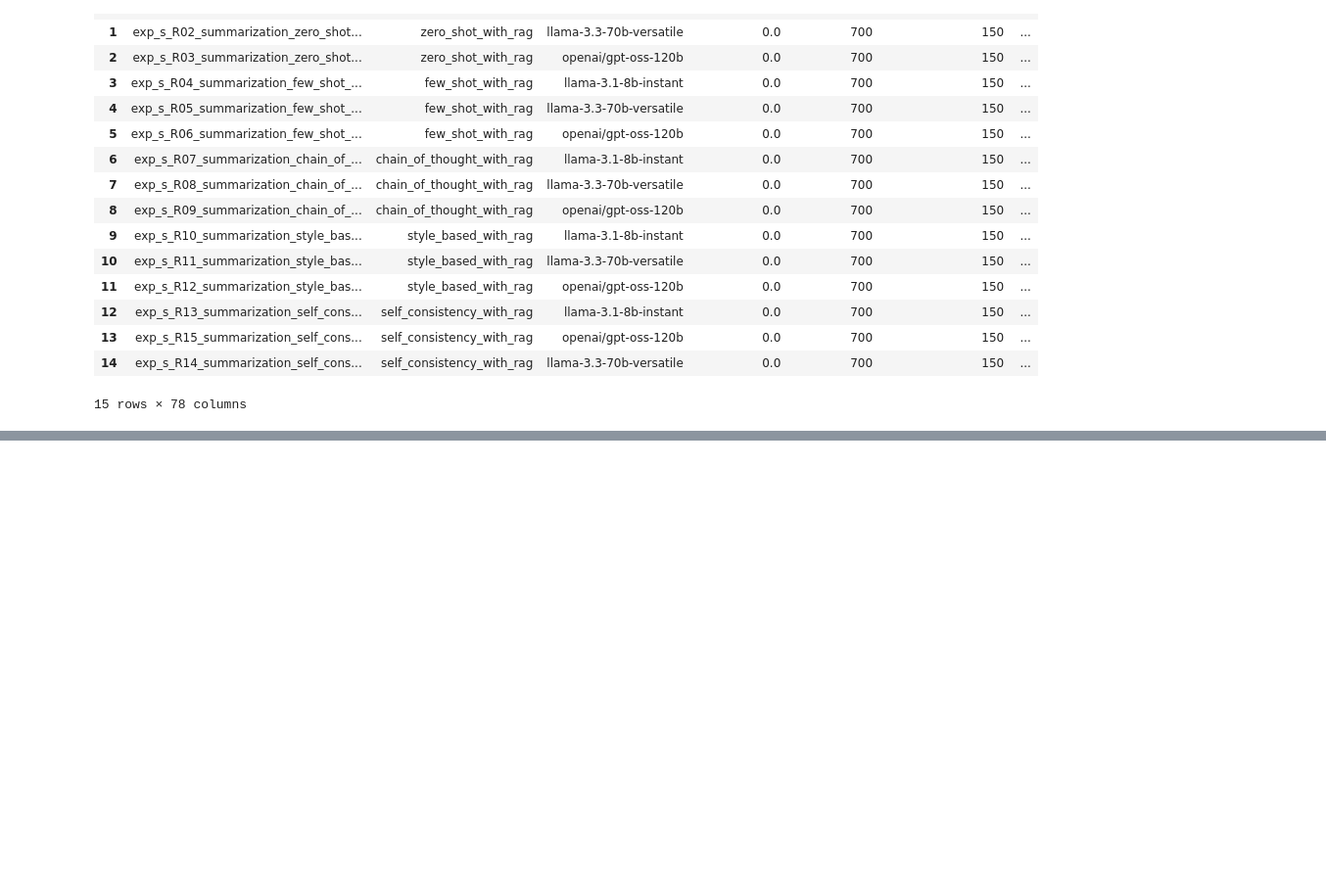
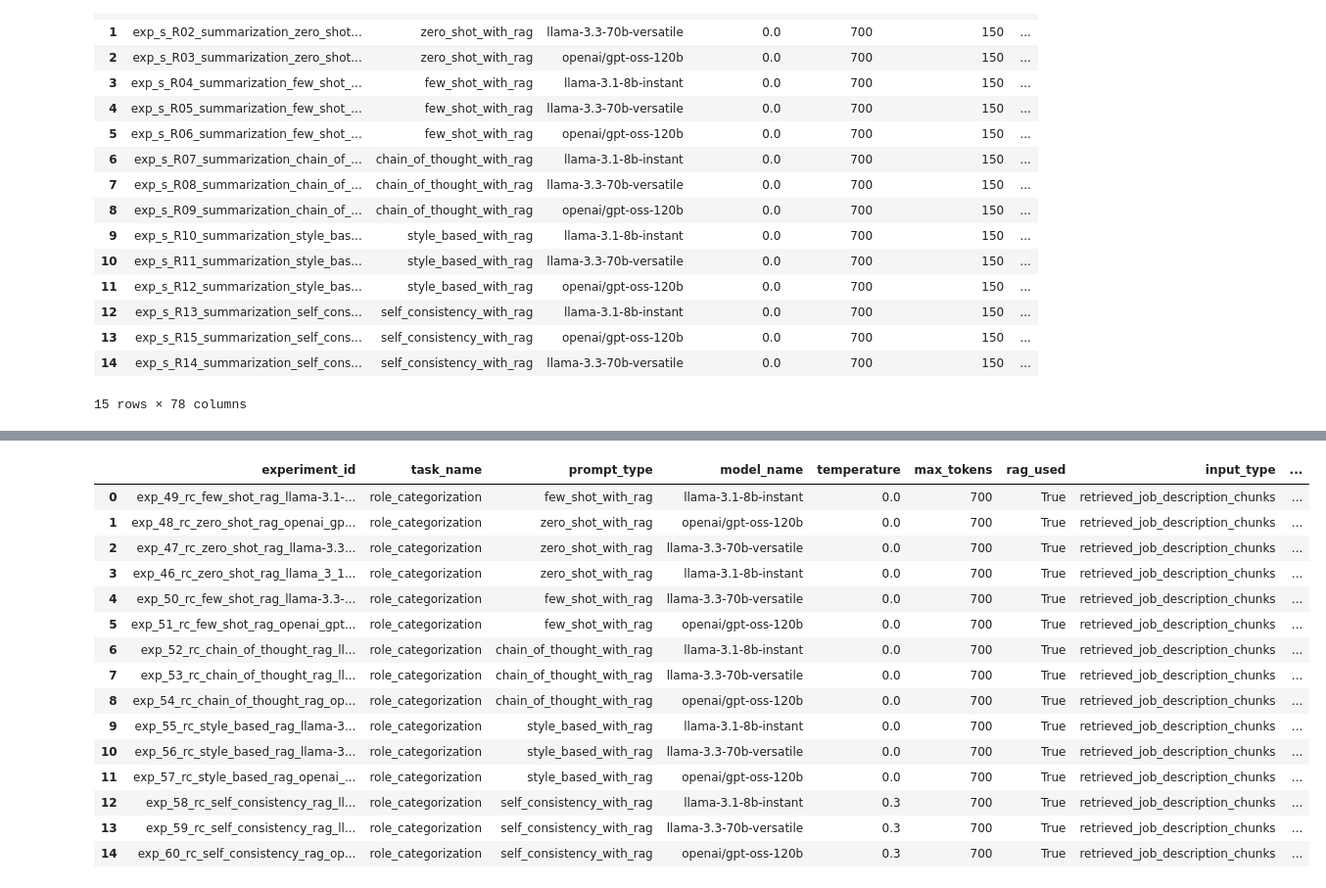
Before and after one commit to supriyaKU23/LJMU-masters-thesis, a Jupyter notebook: combining_outputs/combining_outputs_of_experiments.ipynb, the cells around one changed output, grey strips where cells are left out. Shown at 98% size. Drawn from its saved outputs; the diff is of its cells as text; code cells hidden in the pictures; blank space fills up the shorter version.

Commit message:
Combining experiment outputs of role categorization

```diff
--- a/combining_outputs/combining_outputs_of_experiments.ipynb
+++ b/combining_outputs/combining_outputs_of_experiments.ipynb
@@ -202,3 +202,71 @@ FINAL COMBINED FILE SAVED AT:
 | 13 | exp_s_R15_summarization_self_cons... | self_consistency_with_rag | openai/gpt-oss-120b | 0.0 | 700 | 150 | ... |
 | 14 | exp_s_R14_summarization_self_cons... | self_consistency_with_rag | llama-3.3-70b-versatile | 0.0 | 700 | 150 | ... |
 15 rows × 78 columns
+# %%
+# ============================================================================
+# COMBINE FINAL METRICS FROM ALL EXPERIMENT FOLDERS OF ROLE_CATEGORIZATION WITH RAG
+# ============================================================================
+import pandas as pd
+from pathlib import Path
+from google.colab import drive
+
+drive.mount('/content/drive')
+
+PROJECT_DIR = Path("/content/drive/MyDrive/Colab Notebooks/Masters/LJMU-masters-thesis")
+
+EXPERIMENTS_DIR = PROJECT_DIR / "outputs" / "experiments" / "role_categorization" / "with_rag"
+
+OUTPUT_DIR = PROJECT_DIR / "outputs" / "final_comparison" / "role_categorization" / "rag"
+OUTPUT_DIR.mkdir(parents=True, exist_ok=True)
+
+COMBINED_FILE = OUTPUT_DIR / "rag_rc_final_metrics_all_experiments.csv"
+
+all_rows = []
+
+# Loop through each experiment folder
+for exp_folder in EXPERIMENTS_DIR.iterdir():
+
+    if exp_folder.is_dir():
+
+        # Find final metrics file inside this folder
+        final_metric_files = list(exp_folder.glob("final_metrics.csv"))
+
+        if len(final_metric_files) == 0:
+            print(f"No final metrics found in: {exp_folder.name}")
+            continue
+
+        # There should be only one
+        file = final_metric_files[0]
+
+        try:
+            temp_df = pd.read_csv(file)
+
+            if len(temp_df) == 0:
+                print(f"Empty file: {file}")
+                continue
+
+            row = temp_df.iloc[0].to_dict()
+
+            # Optional: add folder name for safety/debugging
+            row["experiment_folder"] = exp_folder.name
+
+            all_rows.append(row)
+
+            print(f"Loaded: {exp_folder.name}")
+
+        except Exception as e:
+            print(f"Failed reading {file}: {e}")
+
+# Combine all
+combined_df = pd.DataFrame(all_rows)
+
+# Save
+combined_df.to_csv(COMBINED_FILE, index=False)
+
+print("\n==============================")
+print("FINAL COMBINED FILE SAVED AT:")
+print(COMBINED_FILE)
+print("==============================")
+
+display(combined_df)
+# %% [output]
@@ -204,0 +290,16 @@ FINAL COMBINED FILE SAVED AT:
+|  | experiment_id | task_name | prompt_type | model_name | temperature | max_tokens | rag_used | input_type | ... |
+| 0 | exp_49_rc_few_shot_rag_llama-3.1-... | role_categorization | few_shot_with_rag | llama-3.1-8b-instant | 0.0 | 700 | True | retrieved_job_description_chunks | ... |
+| 1 | exp_48_rc_zero_shot_rag_openai_gp... | role_categorization | zero_shot_with_rag | openai/gpt-oss-120b | 0.0 | 700 | True | retrieved_job_description_chunks | ... |
+| 2 | exp_47_rc_zero_shot_rag_llama-3.3... | role_categorization | zero_shot_with_rag | llama-3.3-70b-versatile | 0.0 | 700 | True | retrieved_job_description_chunks | ... |
+| 3 | exp_46_rc_zero_shot_rag_llama_3_1... | role_categorization | zero_shot_with_rag | llama-3.1-8b-instant | 0.0 | 700 | True | retrieved_job_description_chunks | ... |
+| 4 | exp_50_rc_few_shot_rag_llama-3.3-... | role_categorization | few_shot_with_rag | llama-3.3-70b-versatile | 0.0 | 700 | True | retrieved_job_description_chunks | ... |
+| 5 | exp_51_rc_few_shot_rag_openai_gpt... | role_categorization | few_shot_with_rag | openai/gpt-oss-120b | 0.0 | 700 | True | retrieved_job_description_chunks | ... |
+| 6 | exp_52_rc_chain_of_thought_rag_ll... | role_categorization | chain_of_thought_with_rag | llama-3.1-8b-instant | 0.0 | 700 | True | retrieved_job_description_chunks | ... |
+| 7 | exp_53_rc_chain_of_thought_rag_ll... | role_categorization | chain_of_thought_with_rag | llama-3.3-70b-versatile | 0.0 | 700 | True | retrieved_job_description_chunks | ... |
+| 8 | exp_54_rc_chain_of_thought_rag_op... | role_categorization | chain_of_thought_with_rag | openai/gpt-oss-120b | 0.0 | 700 | True | retrieved_job_description_chunks | ... |
+| 9 | exp_55_rc_style_based_rag_llama-3... | role_categorization | style_based_with_rag | llama-3.1-8b-instant | 0.0 | 700 | True | retrieved_job_description_chunks | ... |
+| 10 | exp_56_rc_style_based_rag_llama-3... | role_categorization | style_based_with_rag | llama-3.3-70b-versatile | 0.0 | 700 | True | retrieved_job_description_chunks | ... |
+| 11 | exp_57_rc_style_based_rag_openai_... | role_categorization | style_based_with_rag | openai/gpt-oss-120b | 0.0 | 700 | True | retrieved_job_description_chunks | ... |
+| 12 | exp_58_rc_self_consistency_rag_ll... | role_categorization | self_consistency_with_rag | llama-3.1-8b-instant | 0.3 | 700 | True | retrieved_job_description_chunks | ... |
+| 13 | exp_59_rc_self_consistency_rag_ll... | role_categorization | self_consistency_with_rag | llama-3.3-70b-versatile | 0.3 | 700 | True | retrieved_job_description_chunks | ... |
+| 14 | exp_60_rc_self_consistency_rag_op... | role_categorization | self_consistency_with_rag | openai/gpt-oss-120b | 0.3 | 700 | True | retrieved_job_description_chunks | ... |
```
Also changed, not shown: parts of 2 cells of this notebook, 2 other files.
